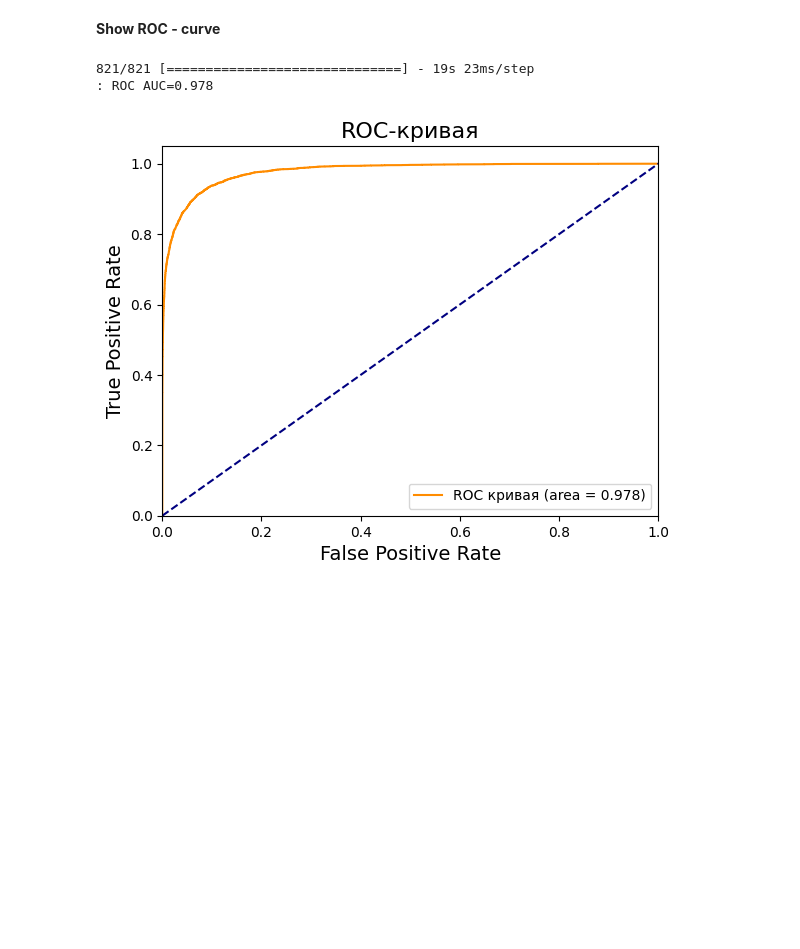
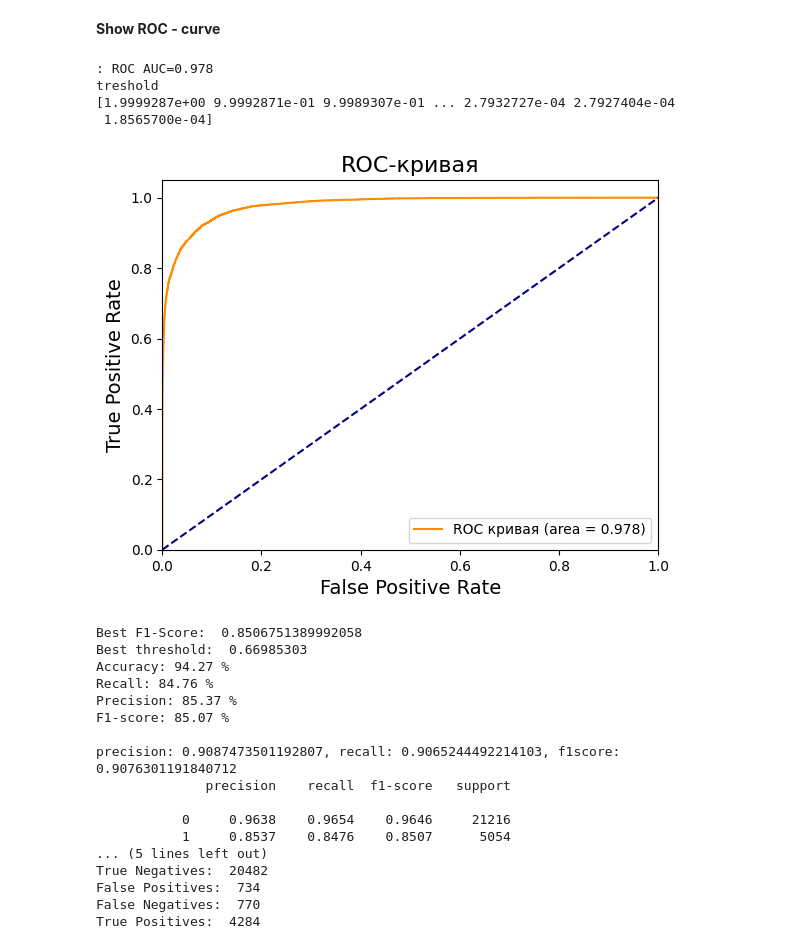
Before and after one commit to alexandr-khvatov/text_classification, a Jupyter notebook: model/Navec_CNN-len64_merge.ipynb, the cells around one changed output. Drawn from its saved outputs; the diff is of its cells as text; code cells hidden in the pictures; blank space fills up the shorter version.

```diff
--- a/model/Navec_CNN-len64_merge.ipynb
+++ b/model/Navec_CNN-len64_merge.ipynb
@@ -418,6 +422,6 @@ pred[2]
 # %%
-threshold =0.5
-pred = np.where(pred<threshold,0,1)
+# threshold =0.5
+# pred = np.where(pred<threshold,0,1)
 # %%
 pred
 # %% [output]
@@ -431,8 +435,8 @@ from sklearn.metrics import precision_recall_fscore_support
 from sklearn.metrics import classification_report
 
 def plot_cm(labels, predictions, p=0.5):
-
-  cm = confusion_matrix(labels, predictions > p)
+  predictions = np.where(predictions <p,0,1)
+  cm = confusion_matrix(labels, predictions)
   plt.rcParams.update({'font.size': 21})
   plt.rc('axes', titlesize=16)
   plt.rc('axes', labelsize=14)
@@ -442,13 +446,13 @@ def plot_cm(labels, predictions, p=0.5):
   plt.title('Матрица ошибок')
   plt.ylabel('Актуальное значение')
   plt.xlabel('Прогнозируемое значение')
-  print("Accuracy: {0:.2f} %".format(100 * accuracy_score(y_test, pred)))
-  print("Recall: {0:.2f} %".format(100 * recall_score(y_test, pred)))
-  print("Precision: {0:.2f} %".format(100 * precision_score(y_test, pred)))
-  print("F1-score: {0:.2f} % \n".format(100 * f1_score(y_test, pred)))
-  precision, recall, f1score = precision_recall_fscore_support(y_test, pred, average='macro')[:3]
+  print("Accuracy: {0:.2f} %".format(100 * accuracy_score(labels, predictions)))
+  print("Recall: {0:.2f} %".format(100 * recall_score(labels, predictions)))
+  print("Precision: {0:.2f} %".format(100 * precision_score(labels, predictions)))
+  print("F1-score: {0:.2f} % \n".format(100 * f1_score(labels, predictions)))
+  precision, recall, f1score = precision_recall_fscore_support(labels, predictions, average='macro')[:3]
   print(f'precision: {precision}, recall: {recall}, f1score: {f1score}')
-  print(classification_report(y_test, pred,digits=4))
+  print(classification_report(labels, predictions,digits=4))
   print('True Negatives: ', cm[0][0])
   print('False Positives: ', cm[0][1])
   print('False Negatives: ', cm[1][0])
@@ -505,41 +509,81 @@ plot_metrics(history)
 # %%
 from sklearn.metrics import roc_curve, auc
 from sklearn.metrics import roc_auc_score
+from sklearn.metrics import precision_recall_curve
 # сохраняем вероятности только для положительного исхода
-lr_probs = model.predict(X_test).flatten()
-threshold =0.5
-pred = np.where(pred<threshold,0,1)
+lr_probs = pred
+
 # рассчитываем ROC AUC
 lr_auc = roc_auc_score(y_test, lr_probs)
 print(': ROC AUC=%.3f' % (lr_auc))
 # рассчитываем roc-кривую
 fpr, tpr, treshold = roc_curve(y_test, lr_probs)
 roc_auc = auc(fpr, tpr)
-# строим график
+
+print('treshold')
+print(treshold)
 
 # размеры шрифта
 SMALL_SIZE = 10
 MEDIUM_SIZE = 14
 BIGGER_SIZE = 16
-
+# строим график
 plt.rc('font', size=SMALL_SIZE)          # controls default text sizes
 plt.rc('axes', titlesize=BIGGER_SIZE)     # fontsize of the axes title
 plt.rc('axes', labelsize=MEDIUM_SIZE)    # fontsize of the x and y labels
 plt.rc('xtick', labelsize=SMALL_SIZE)    # fontsize of the tick labels
 plt.rc('ytick', labelsize=SMALL_SIZE)    # fontsize of the tick labels
 plt.rc('legend', fontsize=SMALL_SIZE)    # legend fontsize
 plt.rc('figure', titlesize=BIGGER_SIZE)  # fontsize of the figure title
 plt.plot(fpr, tpr, color='darkorange',
          label='ROC кривая (area = %0.3f)' % roc_auc)
 plt.plot([0, 1], [0, 1], color='navy', linestyle='--')
 plt.xlim([0.0, 1.0])
 plt.ylim([0.0, 1.05])
 plt.xlabel('False Positive Rate')
 plt.ylabel('True Positive Rate')
 plt.title('ROC-кривая')
 plt.legend(loc="lower right",)
 plt.show()
+precision, recall, thresholds = precision_recall_curve(y_test, lr_probs)
+numerator = 2 * recall * precision
+denom = recall + precision
+f1_scores = np.divide(numerator, denom, out=np.zeros_like(denom), where=(denom!=0))
+max_f1 = np.max(f1_scores)
+max_f1_thresh = thresholds[np.argmax(f1_scores)]
+print('Best F1-Score: ',max_f1)
+print('Best threshold: ',max_f1_thresh)
+plot_cm(y_test,lr_probs, p=max_f1_thresh)
+fig, ax = plt.subplots()
+ax.plot(recall, precision, color='purple')
+
+#add axis labels to plot
+ax.set_title('Precision-Recall Curve')
+ax.set_ylabel('Precision')
+ax.set_xlabel('Recall')
+
+#display plot
+plt.show()
 # %% [output]
-821/821 [==============================] - 19s 23ms/step
 : ROC AUC=0.978
+treshold
+[1.9999287e+00 9.9992871e-01 9.9989307e-01 ... 2.7932727e-04 2.7927404e-04
+ 1.8565700e-04]
-[figure, old version]
+[figure, new version]
+Best F1-Score:  0.8506751389992058
+Best threshold:  0.66985303
+Accuracy: 94.27 %
+Recall: 84.76 %
+Precision: 85.37 %
+F1-score: 85.07 %
+
+precision: 0.9087473501192807, recall: 0.9065244492214103, f1score: 0.9076301191840712
+              precision    recall  f1-score   support
+
+           0     0.9638    0.9654    0.9646     21216
+           1     0.8537    0.8476    0.8507      5054
+... (5 lines left out)
+True Negatives:  20482
+False Positives:  734
+False Negatives:  770
+True Positives:  4284
```
Also changed, not shown: parts of 15 cells of this notebook.
